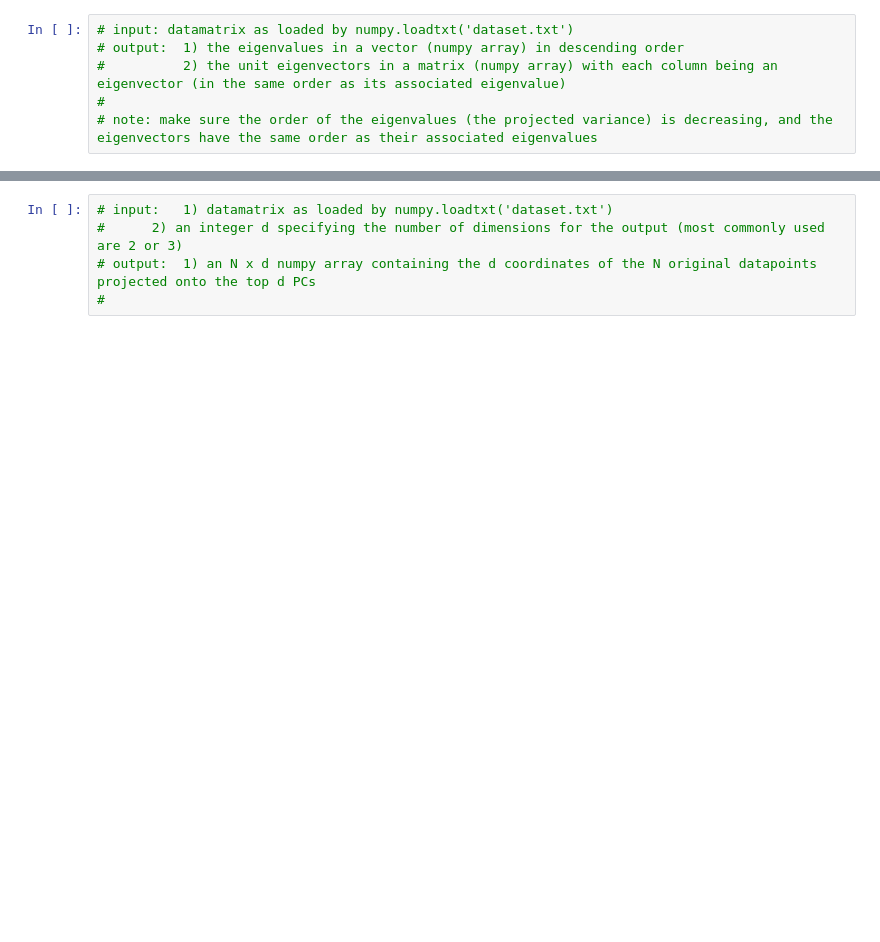
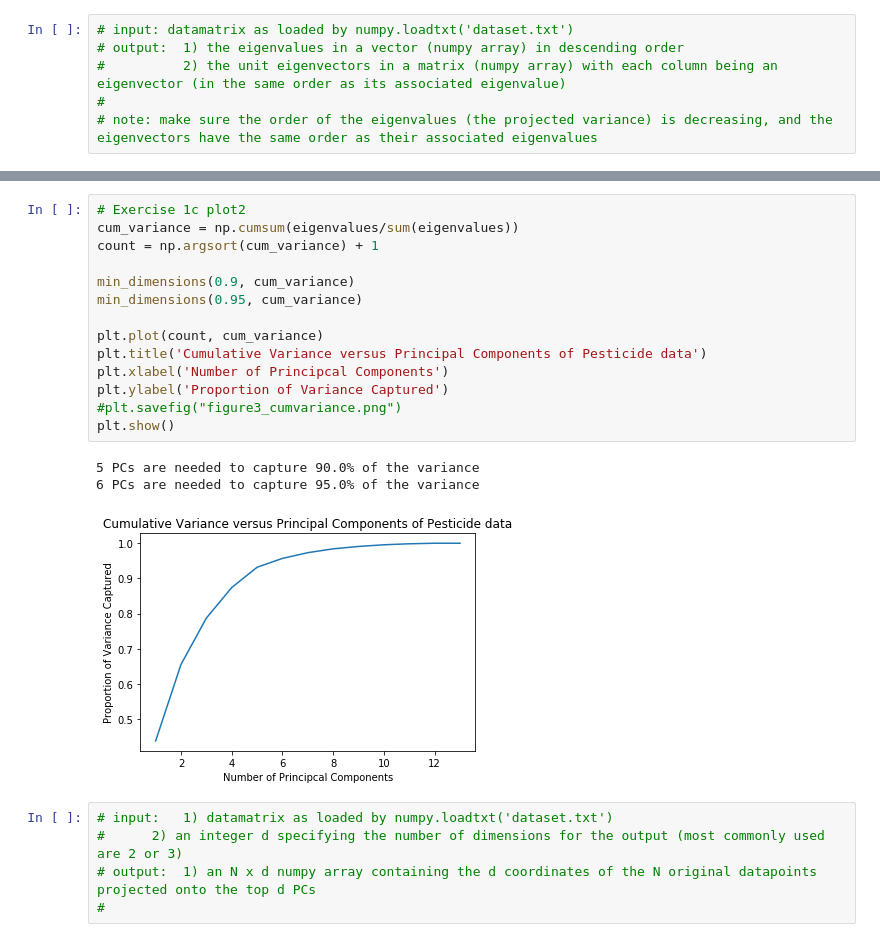
Before and after one commit to mahdi-robbani/ids, a Jupyter notebook: Assignment3/assignment3.ipynb, the cells around one changed output, grey strips where cells are left out. Saved outputs shown, nothing was run; the diff lists cells and outputs as text; blank space fills up the shorter version.

```diff
--- a/Assignment3/assignment3.ipynb
+++ b/Assignment3/assignment3.ipynb
@@ -70,3 +71,21 @@ plt.plot(cum_variance)
+# %%
+# Exercise 1c plot2
+cum_variance = np.cumsum(eigenvalues/sum(eigenvalues))
+count = np.argsort(cum_variance) + 1
+
+min_dimensions(0.9, cum_variance)
+min_dimensions(0.95, cum_variance)
+
+plt.plot(count, cum_variance)
+plt.title('Cumulative Variance versus Principal Components of Pesticide data')
+plt.xlabel('Number of Principcal Components')
+plt.ylabel('Proportion of Variance Captured')
+#plt.savefig("figure3_cumvariance.png")
+plt.show()
+# %% [output]
+5 PCs are needed to capture 90.0% of the variance
+6 PCs are needed to capture 95.0% of the variance
+[figure, added]
 # %%
 # input:   1) datamatrix as loaded by numpy.loadtxt('dataset.txt')
 #	   2) an integer d specifying the number of dimensions for the output (most commonly used are 2 or 3)
```
Also changed, not shown: parts of 7 cells of this notebook, 15 other files.
